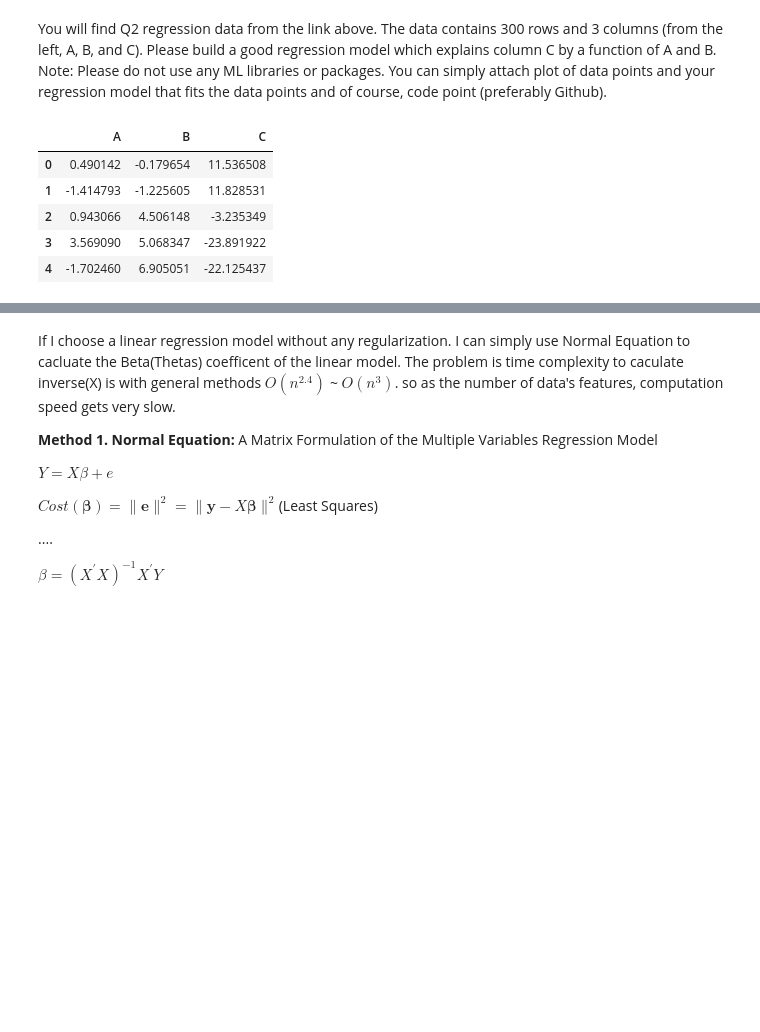
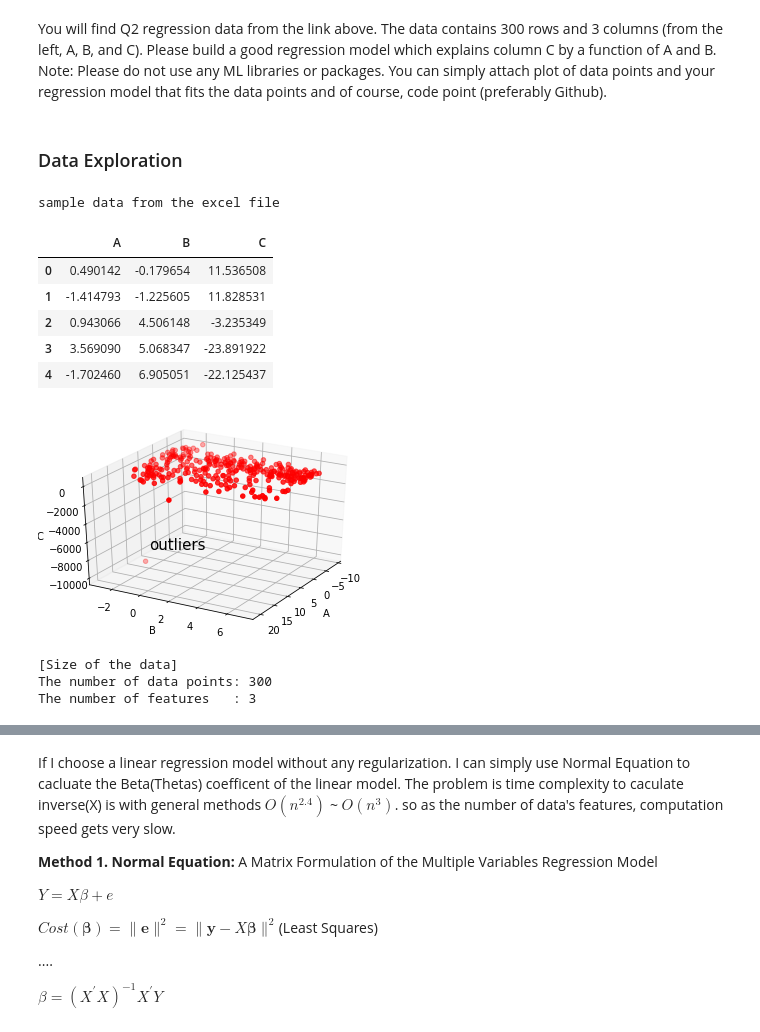
Before and after one commit to dayjang/Online_Test_M, a Jupyter notebook: moloco_q2.ipynb, the cells around one changed output, grey strips where cells are left out. Drawn from its saved outputs; the diff is of its cells as text; code cells hidden in the pictures; blank space fills up the shorter version.

```diff
--- a/moloco_q2.ipynb
+++ b/moloco_q2.ipynb
@@ -13,12 +12,37 @@ df.columns = ['A','B','C']
-# %%
-# To build a regression model of the data, first I have to figure out how the data looks like,
-# Since, output varible (C) is not binary either linear regression, or poly regression
-
-df.head(5)
-# %% [output]
-|  | A | B | C |
-| 0 | 0.490142 | -0.179654 | 11.536508 |
-| 1 | -1.414793 | -1.225605 | 11.828531 |
-| 2 | 0.943066 | 4.506148 | -3.235349 |
-| 3 | 3.569090 | 5.068347 | -23.891922 |
-| 4 | -1.702460 | 6.905051 | -22.125437 |
+# %% [markdown]
+### Data Exploration
+# %%
+# Original Dataset
+df_ori = pd.read_excel('Adops & Data Scientist Sample Data.xlsx',header=None,sheet_name='Q2 Regression')
+df_ori.columns = ['A','B','C']
+print("sample data from the excel file")
+display(df_ori.head(5))
+X_ori = np.array([[1]*len(df_ori['A']),list(df_ori['A']),list(df_ori['B'])]).T
+y_ori = np.array(df_ori['C']).reshape(len(df_ori['A']),1)
+
+fig = plt.figure()
+ax = plt.axes(projection='3d')
+ax.view_init(azim=30)
+ax.set_xlabel('A')
+ax.set_ylabel('B')
+ax.set_zlabel('C')
+ax.text(10,-2,-8500,'outliers',size=15)
+ax.scatter(df_ori.A, df_ori.B, df_ori.C,color='r')
+plt.show()
+# %% [output]
+sample data from the excel file
+|  | A | B | C |
+| 0 | 0.490142 | -0.179654 | 11.536508 |
+| 1 | -1.414793 | -1.225605 | 11.828531 |
+| 2 | 0.943066 | 4.506148 | -3.235349 |
+| 3 | 3.569090 | 5.068347 | -23.891922 |
+| 4 | -1.702460 | 6.905051 | -22.125437 |
+[figure, added]
+# %%
+print('''[Size of the data]
+The number of data points: {}
+The number of features   : {}'''.format(*list(df_ori.shape)))
+# %% [output]
+[Size of the data]
+The number of data points: 300
+The number of features   : 3
```
Also changed, not shown: parts of 39 cells of this notebook.
